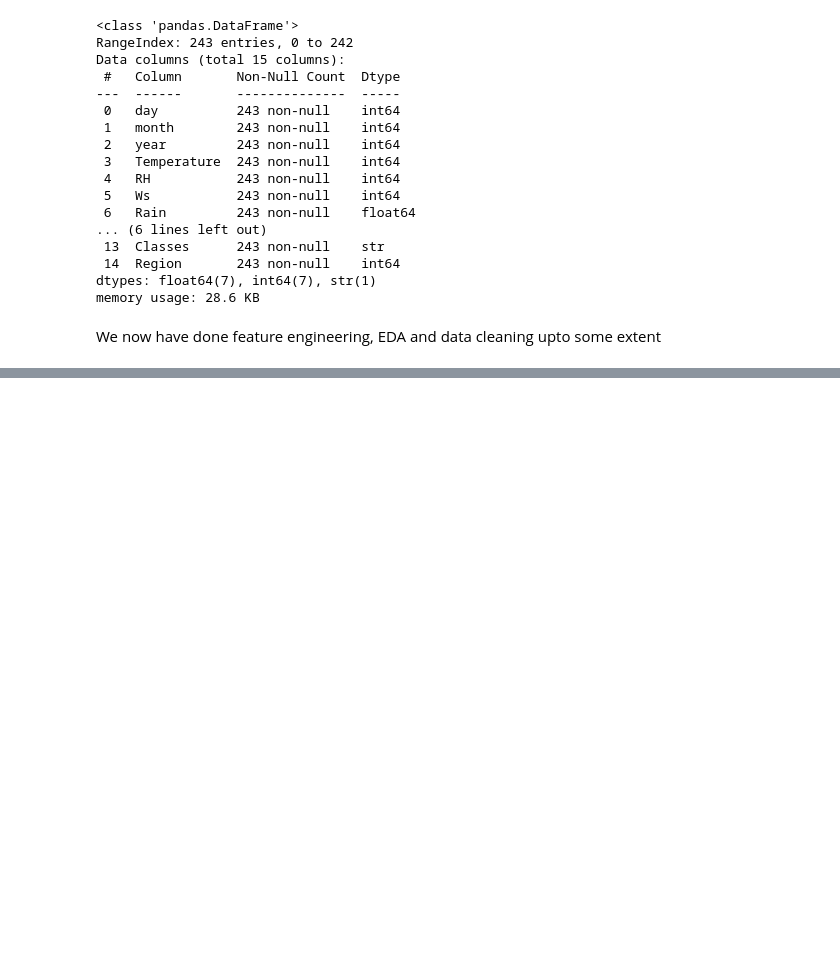
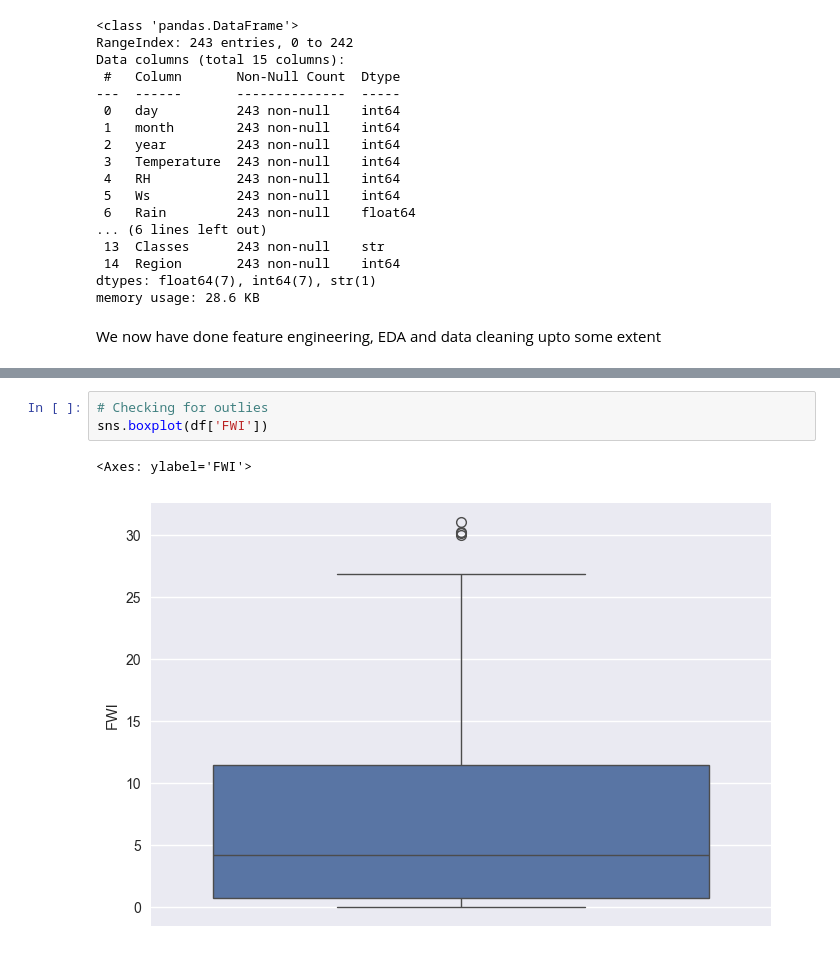
Before and after one commit to raj4aryan/ForestFire-Predictor, a Jupyter notebook: AlgerianForestFire.ipynb, the cells around one changed output, grey strips where cells are left out. Cells and saved outputs as stored; diff of their text form; blank space fills up the shorter version.

```diff
--- a/AlgerianForestFire.ipynb
+++ b/AlgerianForestFire.ipynb
@@ -224,0 +303,6 @@ We now have done feature engineering, EDA and data cleaning upto some extent
+# %%
+# Checking for outlies
+sns.boxplot(df['FWI'])
+# %% [output]
+<Axes: ylabel='FWI'>
+[figure, added]
```
Also changed, not shown: parts of 20 cells of this notebook, 1 other file.
